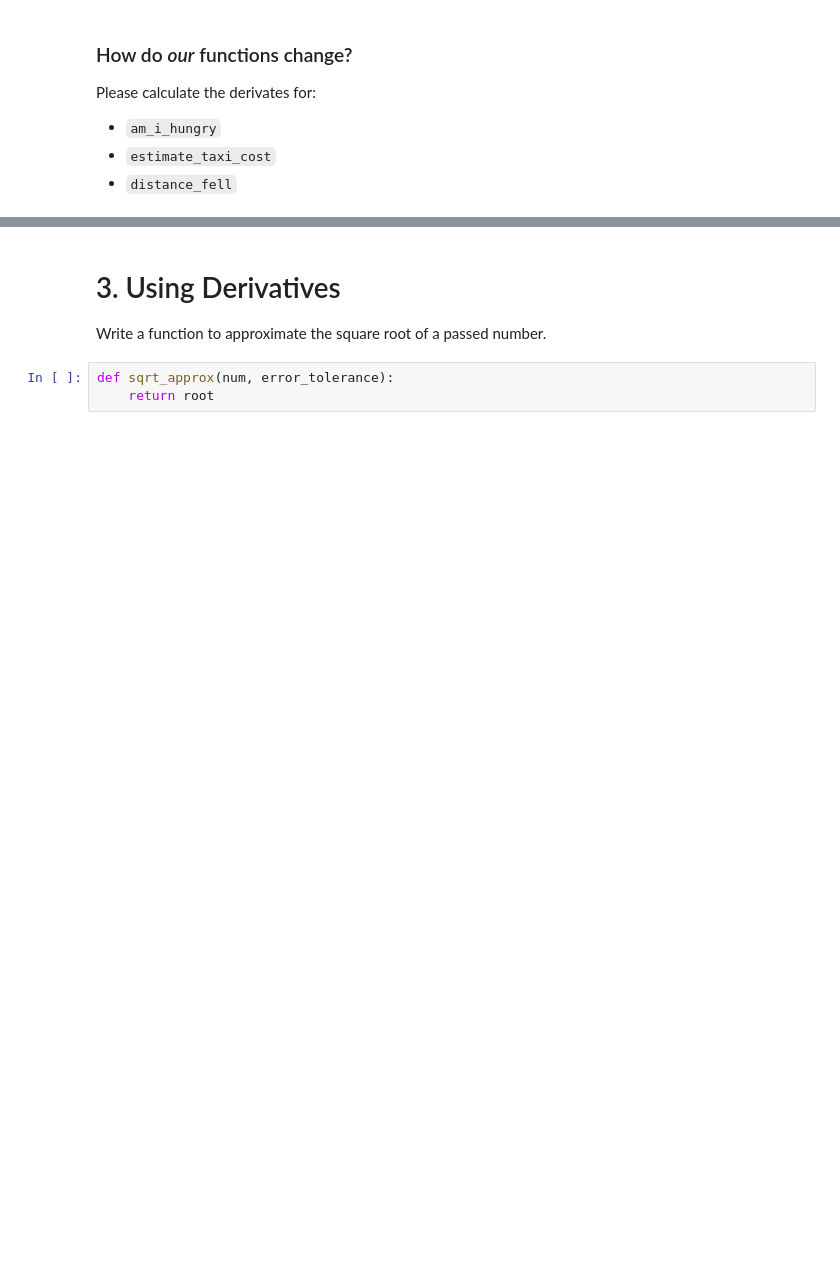
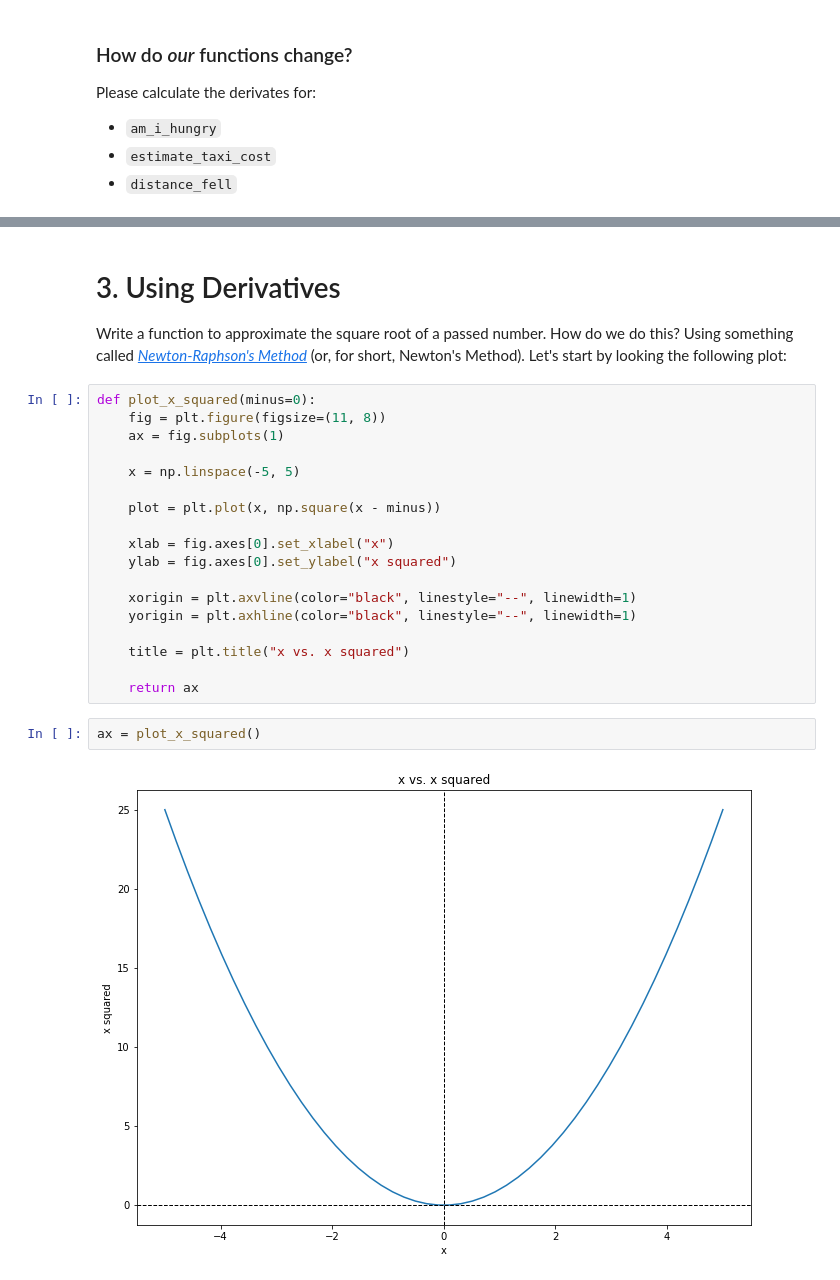
Before and after one commit to contently/math_class, a Jupyter notebook: calculus_derivatives.ipynb, the cells around one changed output, grey strips where cells are left out. Saved outputs shown, nothing was run; the diff lists cells and outputs as text; blank space fills up the shorter version.

```diff
--- a/calculus_derivatives.ipynb
+++ b/calculus_derivatives.ipynb
@@ -258,7 +344,26 @@ Please calculate the derivates for:
 # %% [markdown]
 # 3. Using Derivatives
 
-Write a function to approximate the square root of a passed number.
+Write a function to approximate the square root of a passed number. How do we do this? Using something called *[Newton-Raphson's Method](https://en.wikipedia.org/wiki/Newton%27s_method)* (or, for short, Newton's Method). Let's start by looking the following plot:
-# %%
-def sqrt_approx(num, error_tolerance):
-    return root
+# %%
+def plot_x_squared(minus=0):
+    fig = plt.figure(figsize=(11, 8))
+    ax = fig.subplots(1)
+
+    x = np.linspace(-5, 5)
+
+    plot = plt.plot(x, np.square(x - minus))
+
+    xlab = fig.axes[0].set_xlabel("x")
+    ylab = fig.axes[0].set_ylabel("x squared")
+
+    xorigin = plt.axvline(color="black", linestyle="--", linewidth=1)
+    yorigin = plt.axhline(color="black", linestyle="--", linewidth=1)
+
+    title = plt.title("x vs. x squared")
+
+    return ax
+# %%
+ax = plot_x_squared()
+# %% [output]
+[figure, added]
```
Also changed, not shown: parts of 42 cells of this notebook.
